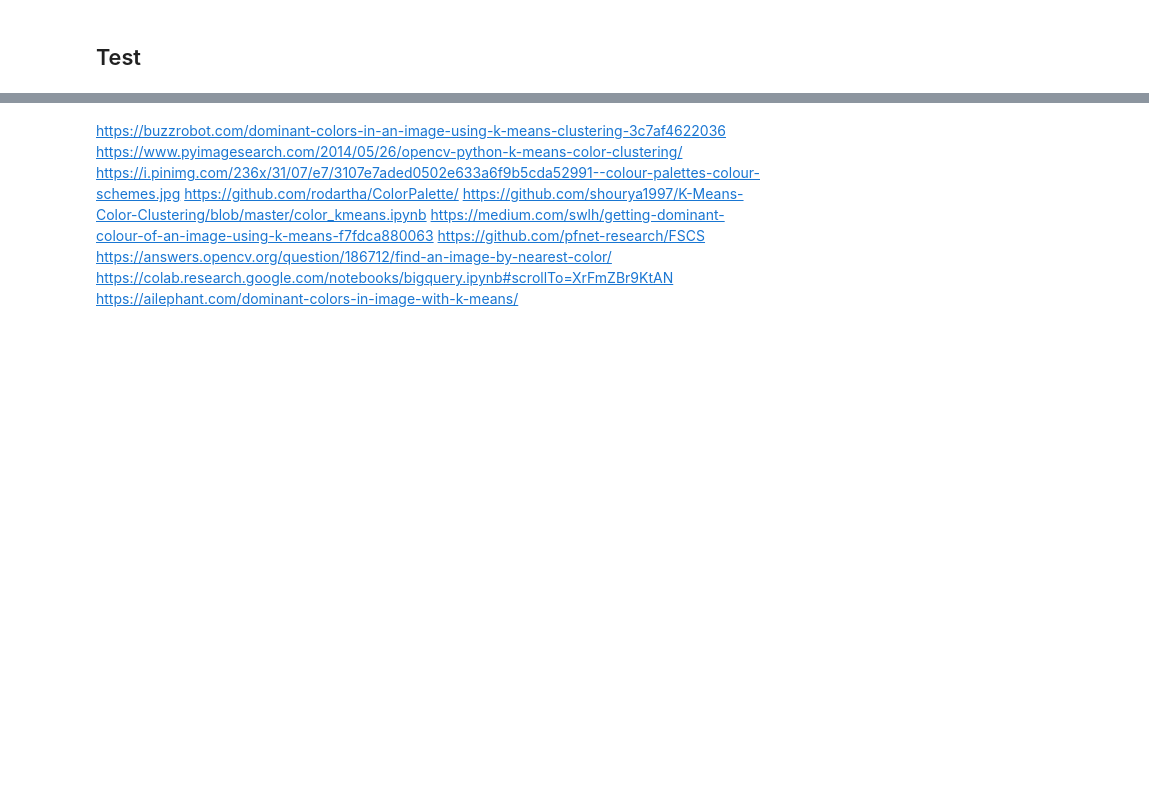
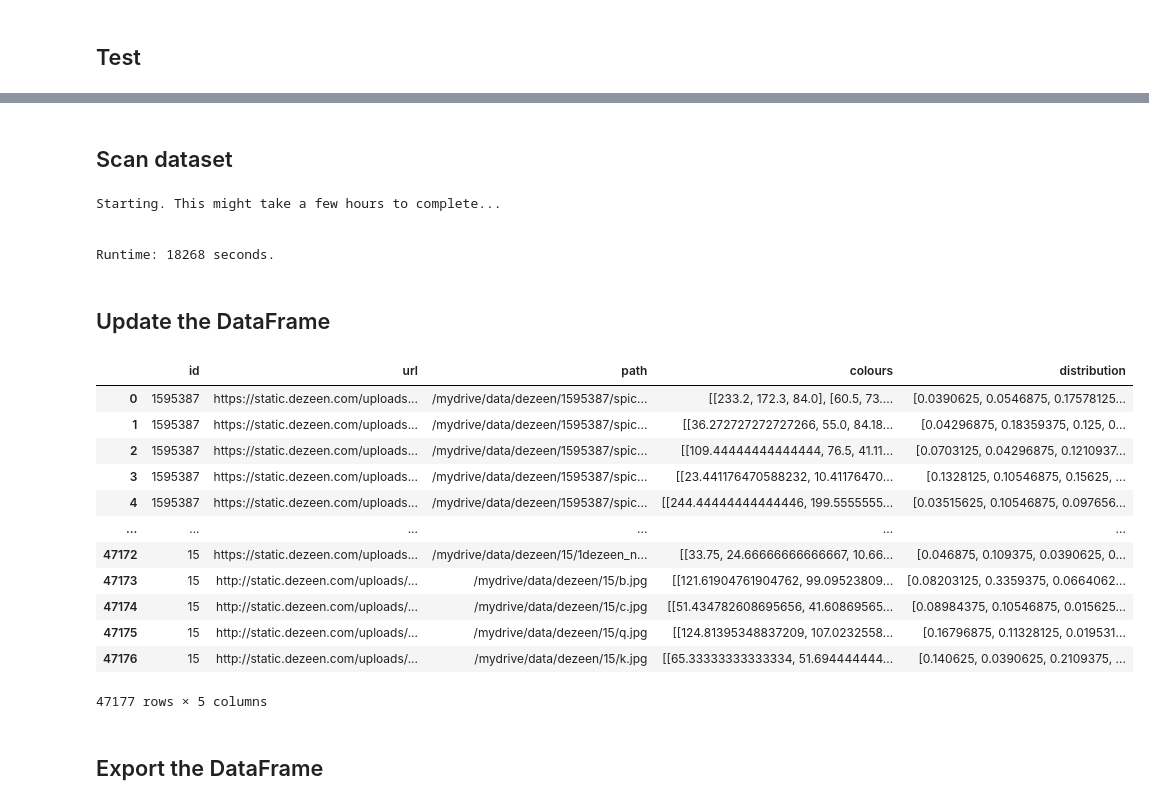
Before and after one commit to rickkk856/dezeenAI, a Jupyter notebook: 2_DominantColours.ipynb, the cells around one changed output, grey strips where cells are left out. Drawn from its saved outputs; the diff is of its cells as text; code cells hidden in the pictures; blank space fills up the shorter version.

```diff
--- a/2_DominantColours.ipynb
+++ b/2_DominantColours.ipynb
@@ -88,7 +107,7 @@ def preprocessImage(imagepath, dsize=(16,16)):
 
   return image
 # %%
-def clusterColours(image):
+def clusterColours(image, clusters=10):
 
   # reshape the image to a list of pixels
   image = image.reshape((image.shape[0] * image.shape[1],3))
@@ -187,4 +170,0 @@ image = image.reshape((image.shape[0] * image.shape[1],3))
-# %%
-# cluster the color in the image
-clt = KMeans(n_clusters=clusters)
-clt.fit(image)
@@ -387,11 +171,55 @@ def closest_colour(selected_colour):
-# %% [markdown]
-https://buzzrobot.com/dominant-colors-in-an-image-using-k-means-clustering-3c7af4622036
-https://www.pyimagesearch.com/2014/05/26/opencv-python-k-means-color-clustering/
-https://i.pinimg.com/236x/31/07/e7/3107e7aded0502e633a6f9b5cda52991--colour-palettes-colour-schemes.jpg
-https://github.com/rodartha/ColorPalette/
-https://github.com/shourya1997/K-Means-Color-Clustering/blob/master/color_kmeans.ipynb
-https://medium.com/swlh/getting-dominant-colour-of-an-image-using-k-means-f7fdca880063
-https://github.com/pfnet-research/FSCS
-https://answers.opencv.org/question/186712/find-an-image-by-nearest-color/
-https://colab.research.google.com/notebooks/bigquery.ipynb#scrollTo=XrFmZBr9KtAN
-https://ailephant.com/dominant-colors-in-image-with-k-means/
+# %% [markdown]
+## Scan dataset
+# %%
+# start the timer and print the information
+start = timeit.default_timer()
+print('\nStarting. This might take a few hours to complete...\n')
+
+paths = df['path']
+colours = []
+distributions = []
+
+for path in tq.tqdm(paths):
+
+  try:
+    image = preprocessImage(path)
+    clt = clusterColours(image)
+    dist = centroidHistogram(clt)
+
+    colours.append(clt.cluster_centers_)
+    distributions.append(dist)
+
+  except:
+    colours.append(np.nan)
+    distributions.append(np.nan)
+
+# stop the timer and print runtime duration
+stop = timeit.default_timer()
+print('Runtime: {} seconds.'.format(int(stop-start)))
+# %% [output]
+Starting. This might take a few hours to complete...
+
+
+Runtime: 18268 seconds.
+# %% [markdown]
+## Update the DataFrame
+# %%
+df['colours'] = colours
+df['distribution'] = distributions
+df
+# %% [output]
+|  | id | url | path | colours | distribution |
+| 0 | 1595387 | https://static.dezeen.com/uploads... | /mydrive/data/dezeen/1595387/spic... | [[233.2, 172.3, 84.0], [60.5, 73.... | [0.0390625, 0.0546875, 0.17578125... |
+| 1 | 1595387 | https://static.dezeen.com/uploads... | /mydrive/data/dezeen/1595387/spic... | [[36.272727272727266, 55.0, 84.18... | [0.04296875, 0.18359375, 0.125, 0... |
+| 2 | 1595387 | https://static.dezeen.com/uploads... | /mydrive/data/dezeen/1595387/spic... | [[109.44444444444444, 76.5, 41.11... | [0.0703125, 0.04296875, 0.1210937... |
+| 3 | 1595387 | https://static.dezeen.com/uploads... | /mydrive/data/dezeen/1595387/spic... | [[23.441176470588232, 10.41176470... | [0.1328125, 0.10546875, 0.15625, ... |
+| 4 | 1595387 | https://static.dezeen.com/uploads... | /mydrive/data/dezeen/1595387/spic... | [[244.44444444444446, 199.5555555... | [0.03515625, 0.10546875, 0.097656... |
+| ... | ... | ... | ... | ... | ... |
+| 47172 | 15 | https://static.dezeen.com/uploads... | /mydrive/data/dezeen/15/1dezeen_n... | [[33.75, 24.66666666666667, 10.66... | [0.046875, 0.109375, 0.0390625, 0... |
+| 47173 | 15 | http://static.dezeen.com/uploads/... | /mydrive/data/dezeen/15/b.jpg | [[121.61904761904762, 99.09523809... | [0.08203125, 0.3359375, 0.0664062... |
+| 47174 | 15 | http://static.dezeen.com/uploads/... | /mydrive/data/dezeen/15/c.jpg | [[51.434782608695656, 41.60869565... | [0.08984375, 0.10546875, 0.015625... |
+| 47175 | 15 | http://static.dezeen.com/uploads/... | /mydrive/data/dezeen/15/q.jpg | [[124.81395348837209, 107.0232558... | [0.16796875, 0.11328125, 0.019531... |
+| 47176 | 15 | http://static.dezeen.com/uploads/... | /mydrive/data/dezeen/15/k.jpg | [[65.33333333333334, 51.694444444... | [0.140625, 0.0390625, 0.2109375, ... |
+47177 rows × 5 columns
+# %% [markdown]
+## Export the DataFrame
```
Also changed, not shown: parts of 28 cells of this notebook, 5 other files.
